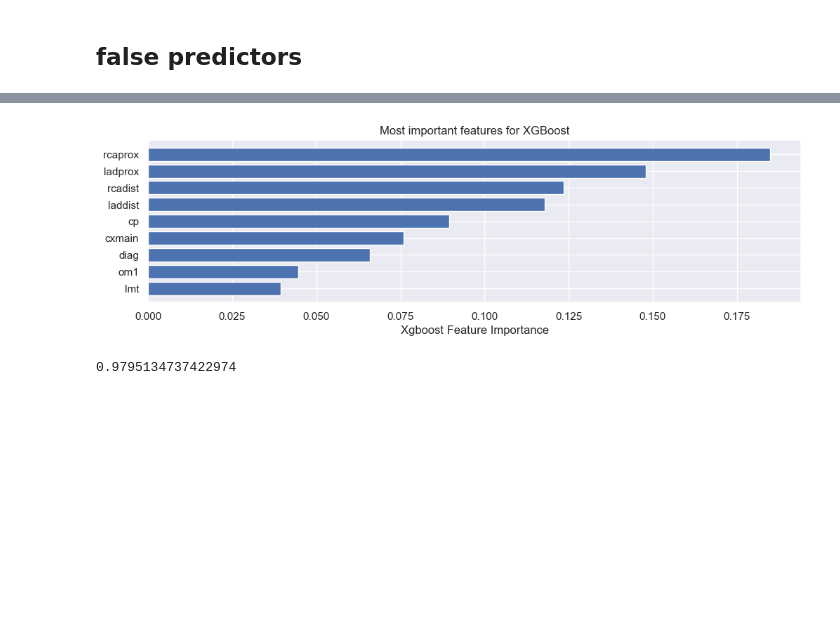
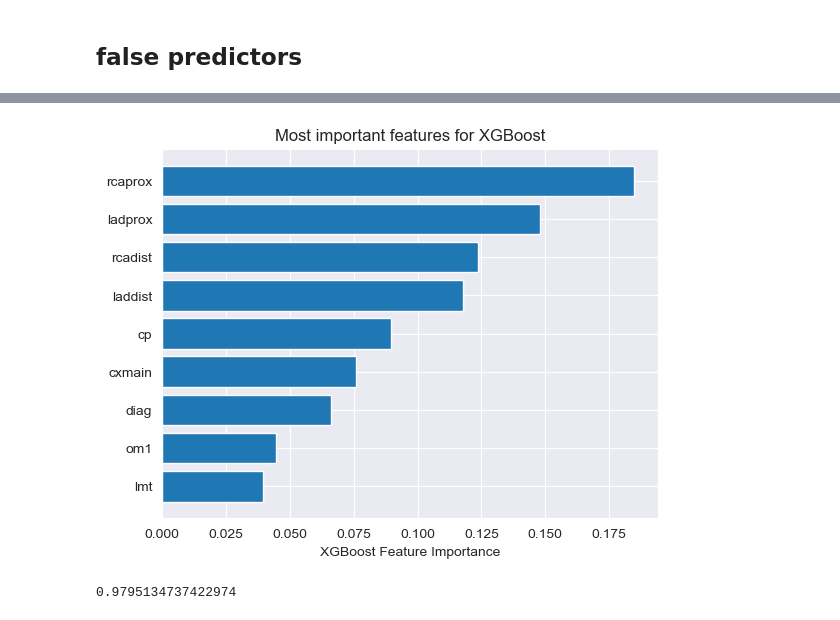
Before and after one commit to FinnHuelsbusch/UniMannheim-DataMining, a Jupyter notebook: Analyse.ipynb, the cells around one changed output, grey strips where cells are left out. Drawn from its saved outputs; the diff is of its cells as text; code cells hidden in the pictures; blank space fills up the shorter version.

```diff
--- a/Analyse.ipynb
+++ b/Analyse.ipynb
@@ -201,13 +206,13 @@ plt.show()
 # %%
 # create feature importance plot
 sorted_idx = xgb.feature_importances_.argsort()
 plt.barh(X.columns[sorted_idx][-9:], xgb.feature_importances_[sorted_idx][-9:])
-plt.xlabel("Xgboost Feature Importance")
+plt.xlabel("XGBoost Feature Importance")
 plt.title('Most important features for XGBoost')
-plt.savefig('Xgboost Feature Importance.png', bbox_inches='tight')
+plt.savefig("pictures/Feature importance xgboost with false predictors.png", dpi=500)
 plt.show()
 # %% [output]
-[figure, old version]
+[figure, new version]
 # %%
 # calculate auc score for comparison
 roc_auc_score(y_test, xgb.predict(X_test))
```
Also changed, not shown: parts of 29 cells of this notebook, 13 other files.
